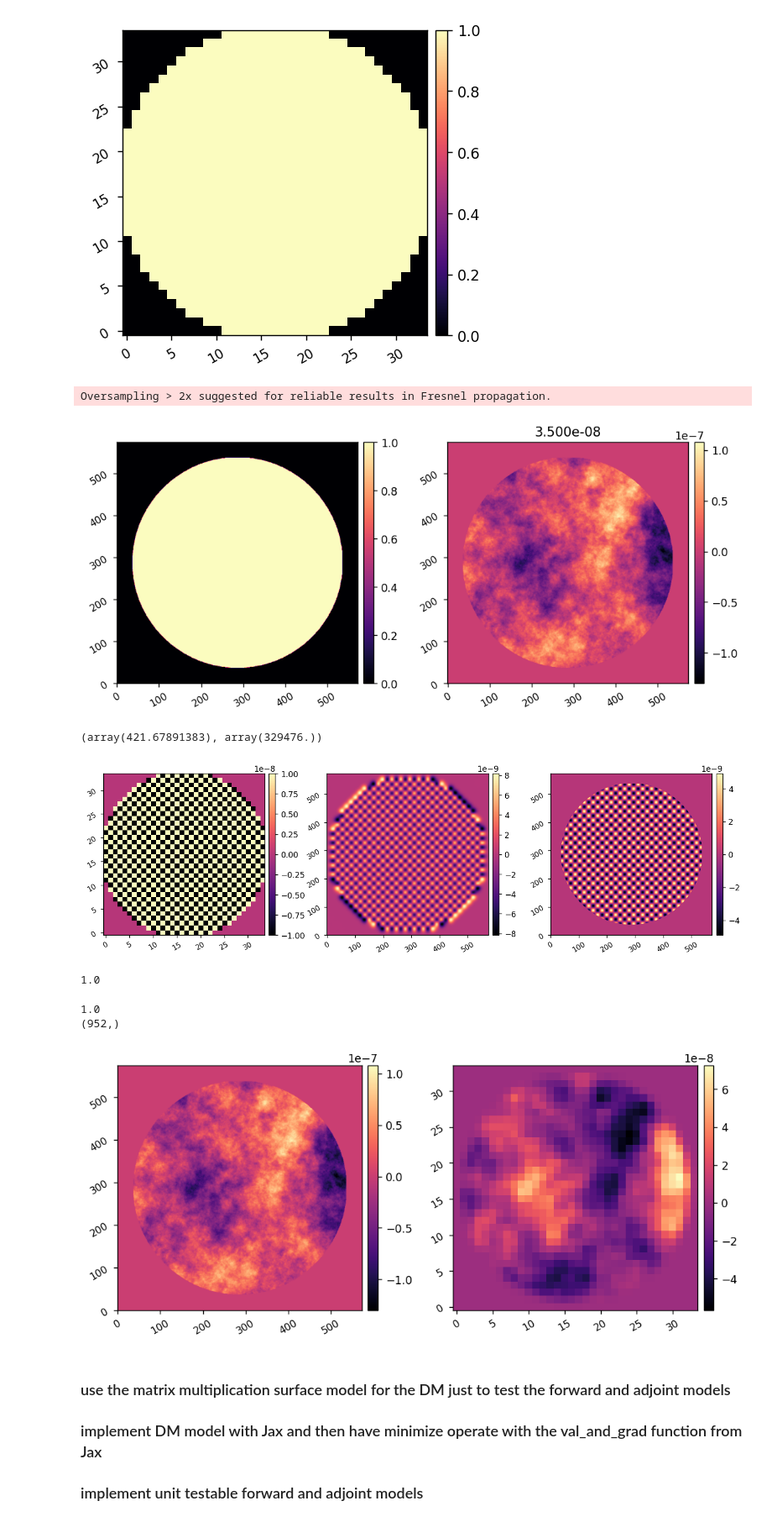
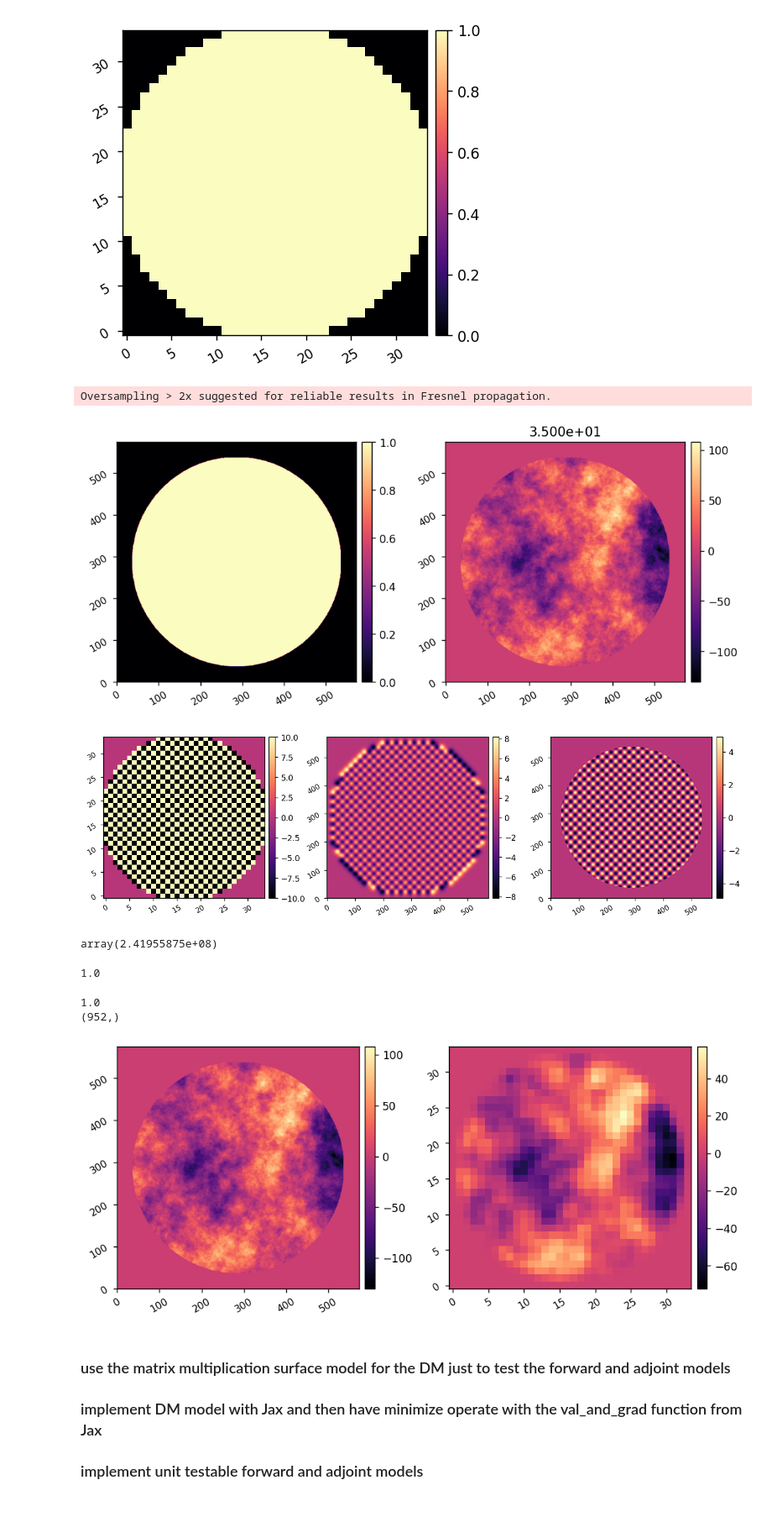
Before and after one commit to uasal/scoob-psf, a Jupyter notebook: example-notebooks/ad_dm.ipynb, the cells around one changed output. Shown at 84% size. Drawn from its saved outputs; the diff is of its cells as text; code cells hidden in the pictures.

```diff
--- a/example-notebooks/ad_dm.ipynb
+++ b/example-notebooks/ad_dm.ipynb
@@ -79,16 +79,12 @@ WFE, mask = utils.generate_wfe(diam=pupil_diam,
 mask = utils.pad_or_crop(mask, Nsurf)
 WFE = utils.pad_or_crop(WFE, Nsurf)
 
-wfe_opd = xp.angle(WFE)*wavelength.to_value(u.m)/2/np.pi
+wfe_opd = xp.angle(WFE)*wavelength.to_value(u.nm)/2/np.pi
 rms_opd = xp.sqrt(xp.mean(xp.square(wfe_opd[mask])))
 imshow2(mask, wfe_opd,  '', f'{rms_opd:.3e}')
 # %% [output]
 Oversampling > 2x suggested for reliable results in Fresnel propagation.
-[figure, old version]
+[figure, new version]
-# %%
-xp.sum(inf_fun), xp.sum(xp.abs(fourier_inf_fun))
-# %% [output]
-(array(421.67891383), array(329476.))
 # %%
 def forward_dm(actuators):
     command = xp.zeros((Nact,Nact))
@@ -98,13 +94,17 @@ def forward_dm(actuators):
     surf = xp.fft.ifft2(fourier_surf).real
     return surf
 
-waffle_command = 10e-9 * xp.ones((Nact,Nact))
+waffle_command = 10 * xp.ones((Nact,Nact))
 waffle_command[1::2, ::2] *= -1
 waffle_command[::2, 1::2] *= -1
 waffle_command *= dm_mask
 waffle_surf = forward_dm(waffle_command[dm_mask])
 imshow3(waffle_command, waffle_surf, waffle_surf*mask)
 # %% [output]
-[figure, old version]
+[figure, new version]
+# %%
+wfe_opd[mask].dot(wfe_opd[mask])
+# %% [output]
+array(2.41955875e+08)
 # %%
 def compute_cost_fun(actuators):
@@ -142,36 +144,39 @@ def adjoint_dm(actuators, return_np=False):
     dJ_dA = dJ_dA[dm_mask].real
 
     return ensure_np_array(dJ_dA)
+# %%
+wfe_opd = wfe_opd * 1e9
 # %%
 def val_and_grad(actuators):
+    wfe_l2norm = wfe_opd[mask].dot(wfe_opd[mask])
 
     actuators = xp.array(actuators)
     s_dm = forward_dm(actuators)
     total_wfe =  wfe_opd + s_dm
-    masked_total = mask * total_wfe
-    J = masked_total.flatten().dot(masked_total.flatten()) / 2.41955875e-10
+    J = total_wfe[mask].dot(total_wfe[mask]) / wfe_l2norm
     print(J)
 
+    masked_total = mask * total_wfe
     dJ_dwfe = 2 * (masked_total)
     x2_bar = xp.fft.fft2(dJ_dwfe.real)
     x1_bar = fourier_inf_fun.conjugate() * x2_bar
     dJ_dA = Mx_back@x1_bar@My_back / xp.sum(xp.abs(Mx_back))**2
     dJ_dA = dJ_dA[dm_mask].real
     # print(dJ_dA.dot(dJ_dA))
 
-    return ensure_np_array(J), -ensure_np_array(dJ_dA)
+    return ensure_np_array(J), ensure_np_array(dJ_dA)
 
 actuators = xp.zeros(Nacts)
 J0, dJ_dA = val_and_grad(actuators)
 print(dJ_dA.shape)
 
 dm_grad = xp.zeros((Nact,Nact), dtype=dJ_dA.dtype)
 dm_grad[dm_mask] = dJ_dA
 imshow2(wfe_opd, dm_grad)
 # %% [output]
 1.0
 (952,)
-[figure, old version]
+[figure, new version]
 # %% [markdown]
 ### use the matrix multiplication surface model for the DM just to test the forward and adjoint models
 ### implement DM model with Jax and then have minimize operate with the val_and_grad function from Jax
```
Also changed, not shown: parts of 4 cells of this notebook, 1 other file.
